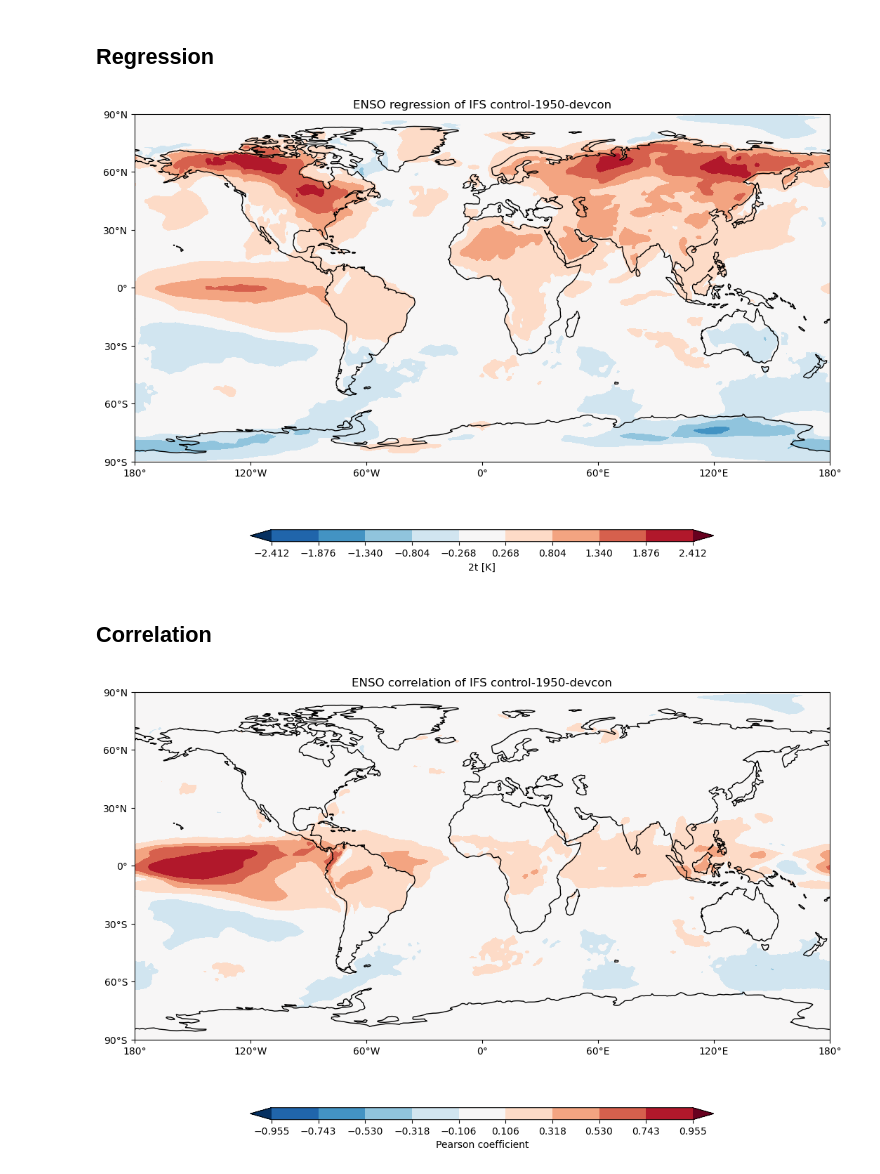
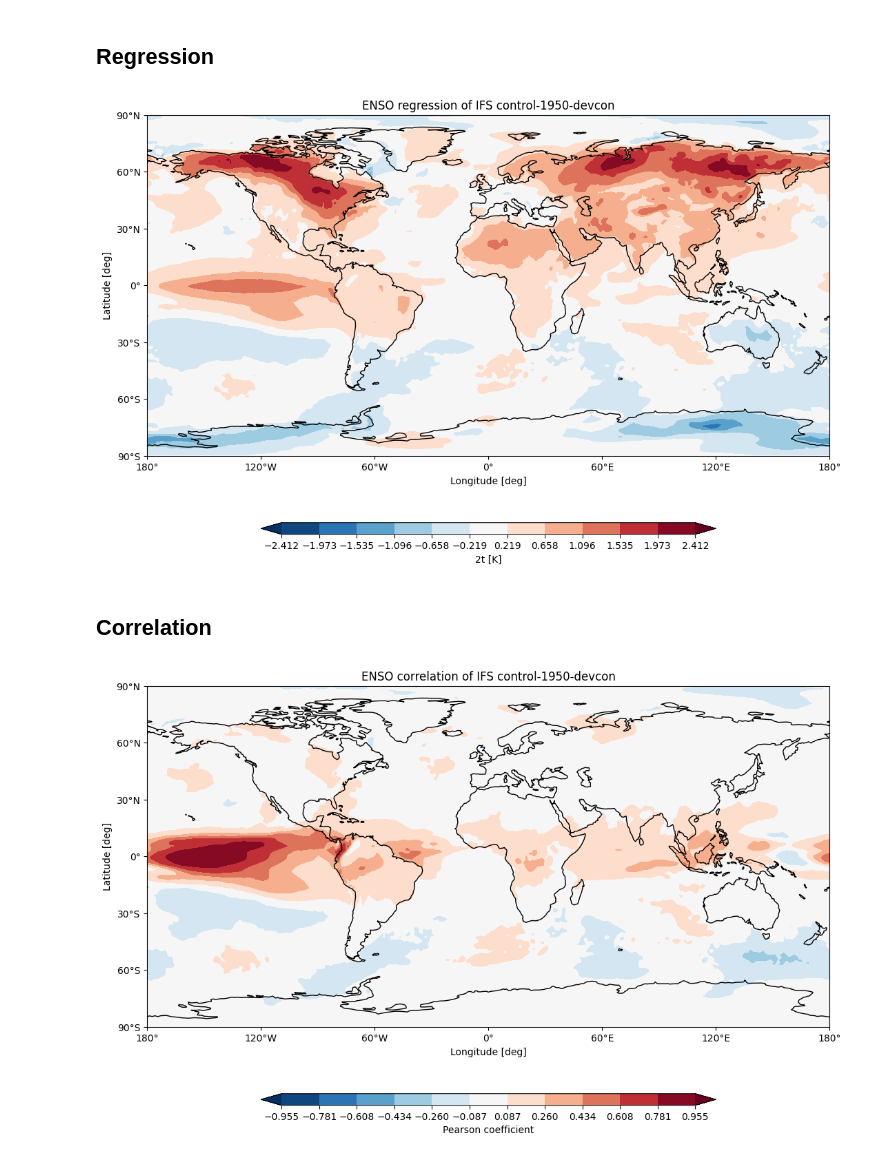
Before and after one commit to Predictia/AQUA, a Jupyter notebook: diagnostics/teleconnections/notebooks/ENSO_control_2t.ipynb, the cells around one changed output. Cells and saved outputs as stored; diff of their text form; code cells hidden in the pictures.

Commit message:
control notebook updated

```diff
--- a/diagnostics/teleconnections/notebooks/ENSO_control_2t.ipynb
+++ b/diagnostics/teleconnections/notebooks/ENSO_control_2t.ipynb
@@ -19,2 +18,0 @@ telec = Teleconnection(model=model, exp=exp, source=source, telecname=telecname)
-# %%
-telec.run()
@@ -31,14 +29,18 @@ telec.plot_index()
 # %% [markdown]
 ## Regression
 # %%
-from teleconnections.plots import single_map_plot
+from teleconnections.plots import plot_single_map
 
-single_map_plot(map=telec.regression, model=telec.model, exp=telec.exp, cbar_label='2t [K]', title='ENSO regression of IFS control-1950-devcon')
+reg = telec.evaluate_regression()
+
+plot_single_map(data=reg, cbar_label='2t [K]', title='ENSO regression of IFS control-1950-devcon')
 # %% [output]
-[figure, old version]
+[figure, new version]
 # %% [markdown]
 ## Correlation
 # %%
-single_map_plot(map=telec.correlation, model=telec.model, exp=telec.exp, cbar_label='Pearson coefficient', title='ENSO correlation of IFS control-1950-devcon')
+cor = telec.evaluate_correlation()
+
+plot_single_map(data=cor, cbar_label='Pearson coefficient', title='ENSO correlation of IFS control-1950-devcon')
 # %% [output]
-[figure, old version]
+[figure, new version]
```
Also changed, not shown: parts of 3 cells of this notebook.
